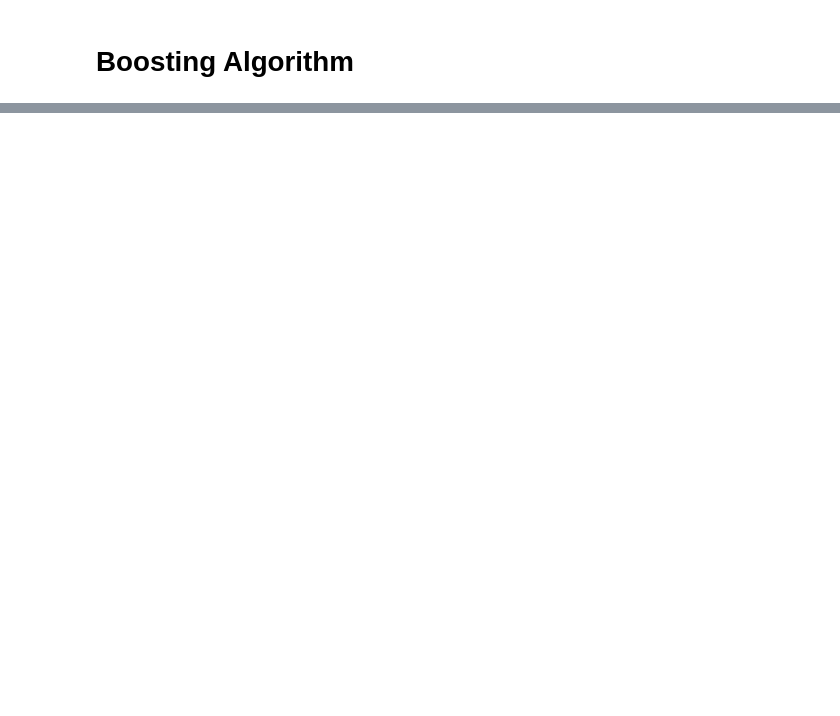
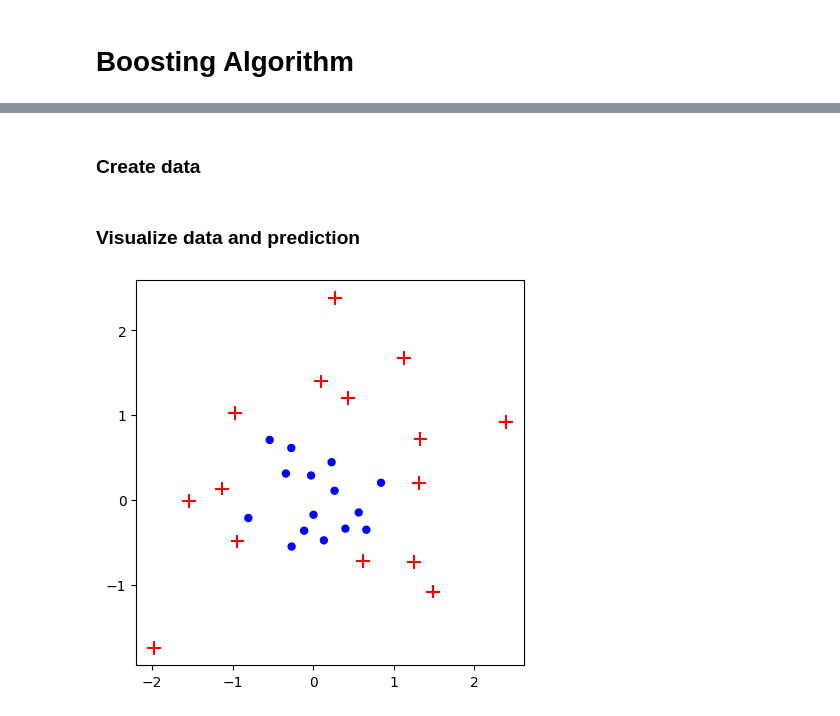
Before and after one commit to ManhDzungNguyen/Machine--Learning-Algorithms, a Jupyter notebook: notebooks/boosting_algorithms.ipynb, the cells around one changed output, grey strips where cells are left out. Saved outputs shown, nothing was run; the diff lists cells and outputs as text; code cells hidden in the pictures; blank space fills up the shorter version.

```diff
--- a/notebooks/boosting_algorithms.ipynb
+++ b/notebooks/boosting_algorithms.ipynb
@@ -12,0 +28,65 @@
+# %% [markdown]
+### Create data
+# %%
+def make_dataset(n: int = 100, random_seed: int = None):
+    n_per_class = int(n/2)
+    if random_seed:
+        np.random.seed(random_seed)
+    X, y = make_gaussian_quantiles(n_samples=n, n_features=2, n_classes=2)
+    return X, y*2-1
+
+X, y = make_dataset(n=30, random_seed=10)
+# %% [markdown]
+### Visualize data and prediction
+# %%
+def plot_adaboost(X: np.ndarray,
+                  y: np.ndarray,
+                  model= None,
+                  sample_weights: Optional[np.ndarray] = None,
+                  ax: Optional[mpl.axes.Axes] = None):
+    def check(y):
+        assert set(y) == {-1,1}
+        return y
+
+    y = check(y) # Kì vọng nhãn bằng ±1
+
+    if not ax:
+        fig, ax = plt.subplots(figsize=(5, 5), dpi=100)
+        fig.set_facecolor('white')
+
+    pad = 1
+    x_min, x_max = X[:, 0].min() - pad, X[:, 0].max() + pad
+    y_min, y_max = X[:, 1].min() - pad, X[:, 1].max() + pad
+
+    if sample_weights is not None:
+        sizes = np.array(sample_weights) * X.shape[0] * 100
+    else:
+        sizes = np.ones(shape=X.shape[0]) * 100
+
+    X_pos = X[y == 1]
+    sizes_pos = sizes[y == 1]
+    ax.scatter(*X_pos.T, s=sizes_pos, marker='+', color='red')
+
+    X_neg = X[y == -1]
+    sizes_neg = sizes[y == -1]
+    ax.scatter(*X_neg.T, s=sizes_neg, marker='.', c='blue')
+
+    if model:
+        plot_step = 0.01
+        xx, yy = np.meshgrid(np.arange(x_min, x_max, plot_step),
+                             np.arange(y_min, y_max, plot_step))
+        Z = model.predict(np.c_[xx.ravel(), yy.ravel()])
+        Z = Z.reshape(xx.shape)
+
+        # If all predictions are positive class, adjust color map acordingly
+        if list(np.unique(Z)) == [1]:
+            fill_colors = ['r']
+        else:
+            fill_colors = ['b', 'r']
+
+        ax.contourf(xx, yy, Z, colors=fill_colors, alpha=0.2)
+
+
+plot_adaboost(X, y)
+# %% [output]
+[figure, added]
```
Also changed, not shown: parts of 13 cells of this notebook, 1 other file.
